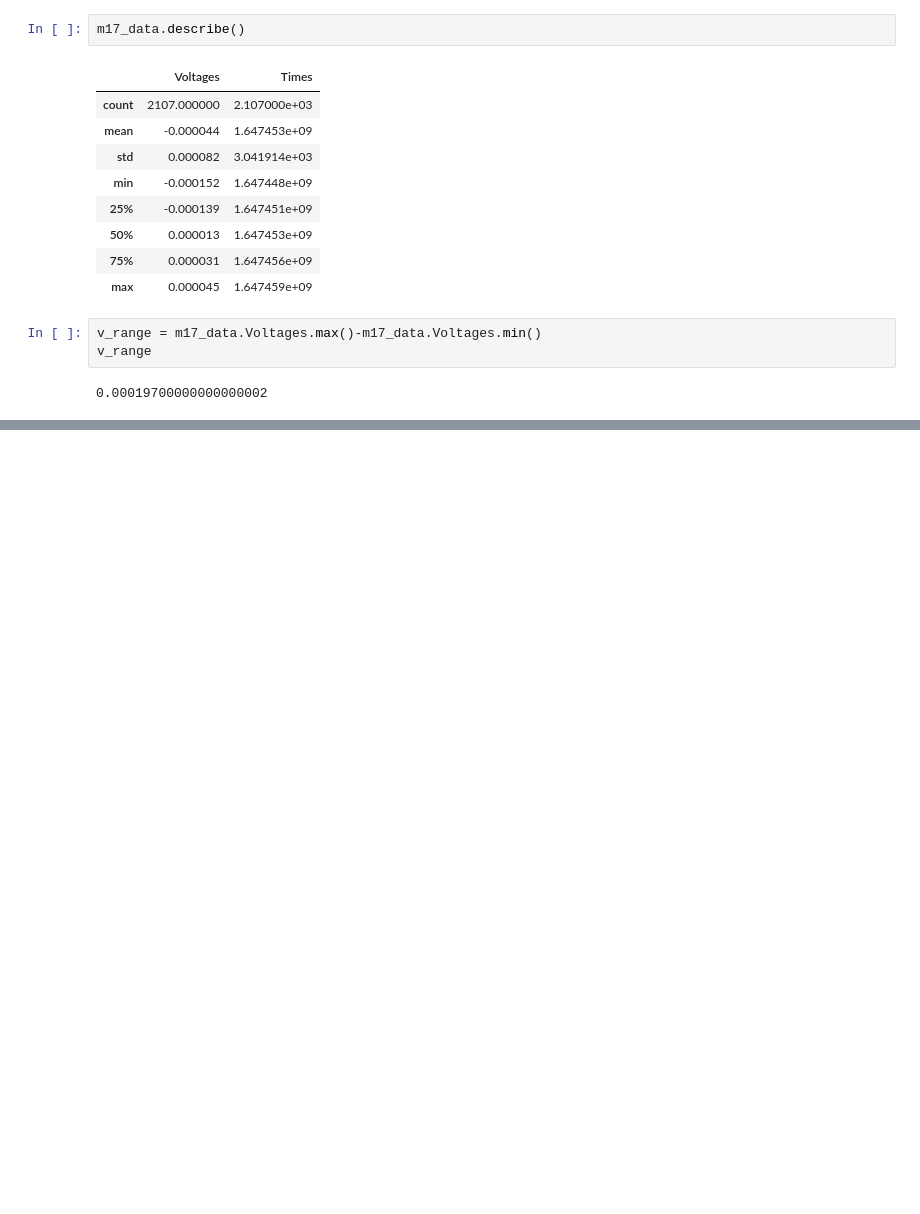
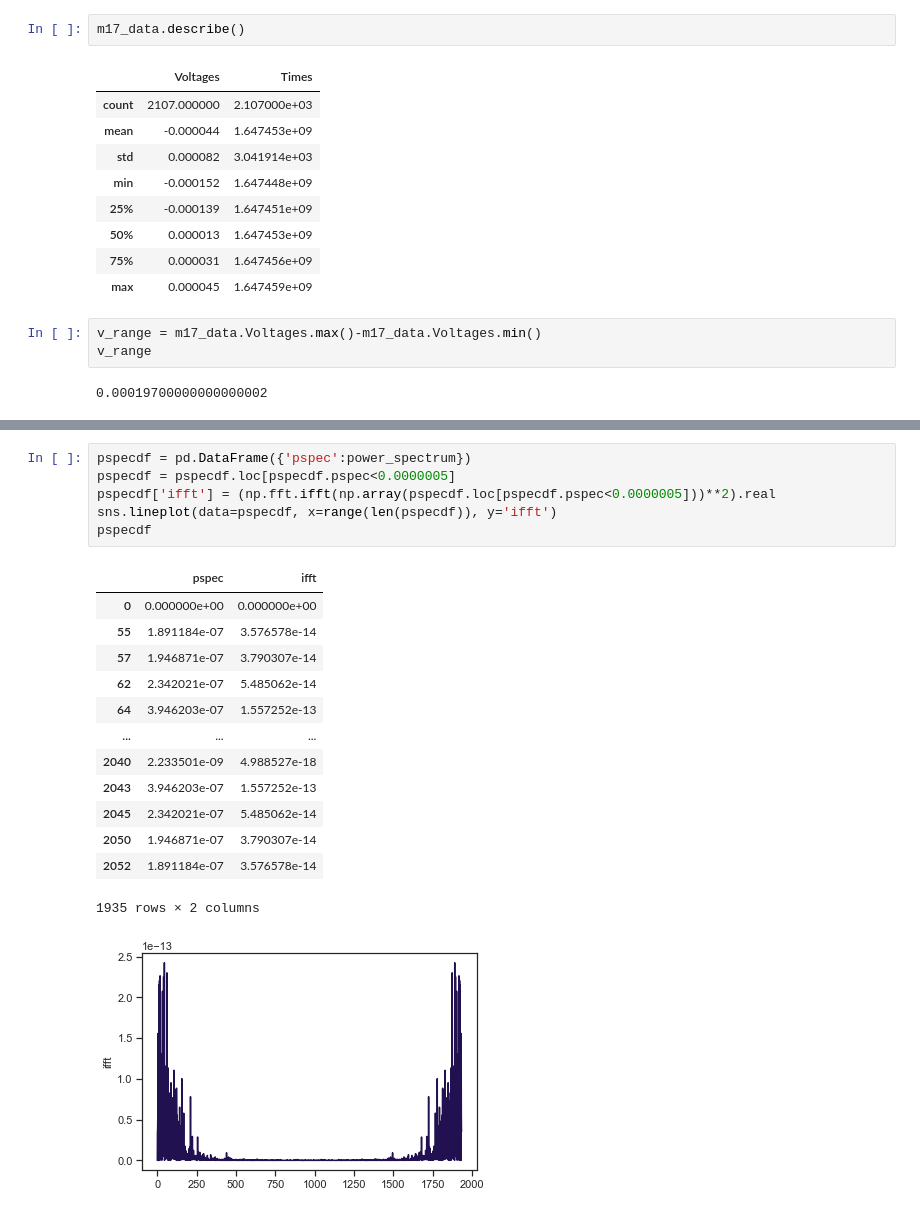
Before and after one commit to nolanylee/astro121lab, a Jupyter notebook: Long_Obs2_Analysis.ipynb, the cells around one changed output, grey strips where cells are left out. Saved outputs shown, nothing was run; the diff lists cells and outputs as text; blank space fills up the shorter version.

```diff
--- a/Long_Obs2_Analysis.ipynb
+++ b/Long_Obs2_Analysis.ipynb
@@ -199,0 +238,21 @@ v_range
+# %%
+pspecdf = pd.DataFrame({'pspec':power_spectrum})
+pspecdf = pspecdf.loc[pspecdf.pspec<0.0000005]
+pspecdf['ifft'] = (np.fft.ifft(np.array(pspecdf.loc[pspecdf.pspec<0.0000005]))**2).real
+sns.lineplot(data=pspecdf, x=range(len(pspecdf)), y='ifft')
+pspecdf
+# %% [output]
+|  | pspec | ifft |
+| 0 | 0.000000e+00 | 0.000000e+00 |
+| 55 | 1.891184e-07 | 3.576578e-14 |
+| 57 | 1.946871e-07 | 3.790307e-14 |
+| 62 | 2.342021e-07 | 5.485062e-14 |
+| 64 | 3.946203e-07 | 1.557252e-13 |
+| ... | ... | ... |
+| 2040 | 2.233501e-09 | 4.988527e-18 |
+| 2043 | 3.946203e-07 | 1.557252e-13 |
+| 2045 | 2.342021e-07 | 5.485062e-14 |
+| 2050 | 1.946871e-07 | 3.790307e-14 |
+| 2052 | 1.891184e-07 | 3.576578e-14 |
+1935 rows × 2 columns
+[figure, added]
```
Also changed, not shown: parts of 16 cells of this notebook.
